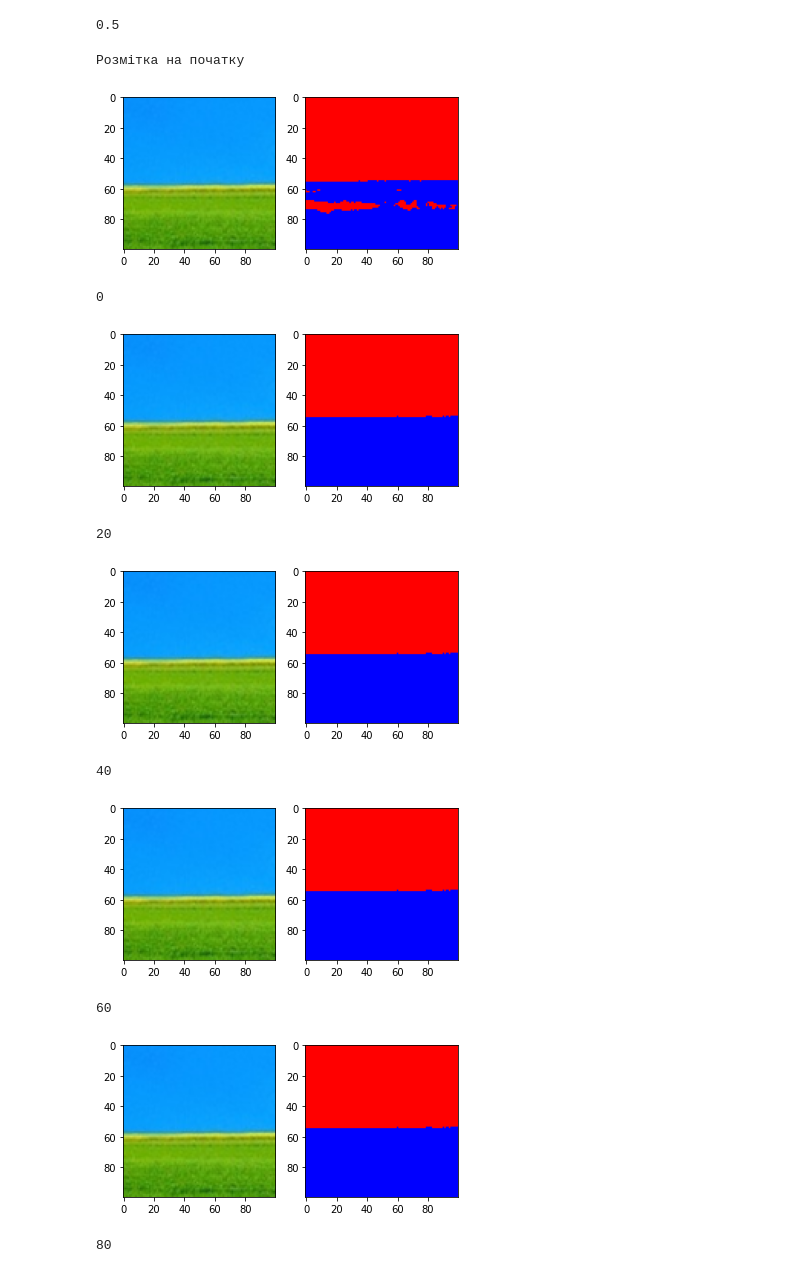
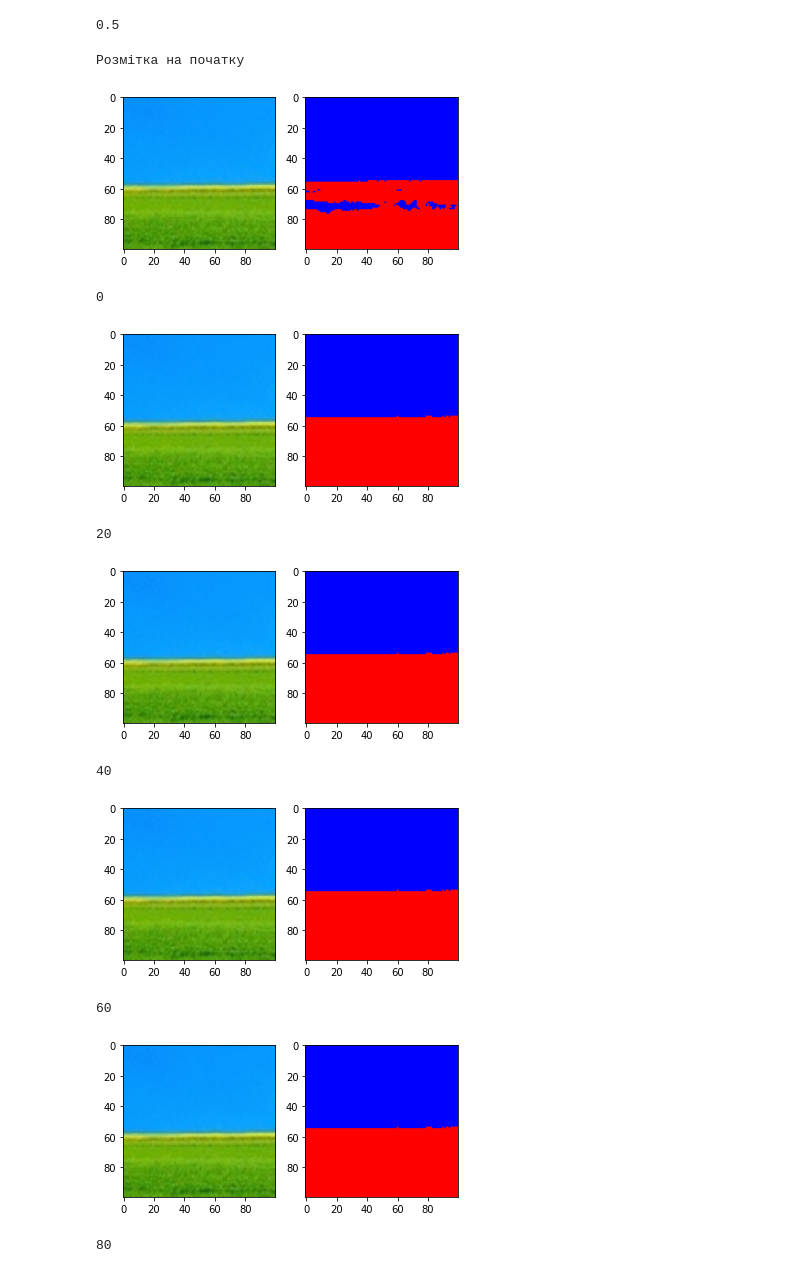
Before and after one commit to Alester99/pattern_recognition, a Jupyter notebook: Lab_3.ipynb, the cells around one changed output. Drawn from its saved outputs; the diff is of its cells as text; code cells hidden in the pictures.

```diff
--- a/Lab_3.ipynb
+++ b/Lab_3.ipynb
@@ -124,7 +124,7 @@ def r_b (image,mas_k):
     new_image=copy(image)
     for i in range(I):
         for j in range(J):
-            if mas_k[i][j]==1:new_image[i][j][0]=255;new_image[i][j][1]=0;new_image[i][j][2]=0
+            if mas_k[i][j]==2:new_image[i][j][0]=255;new_image[i][j][1]=0;new_image[i][j][2]=0
             else:new_image[i][j][0]=0;new_image[i][j][1]=0;new_image[i][j][2]=255;
     img_rgb = cv2.cvtColor(image, cv2.COLOR_BGR2RGB)
     new_img_rgb = cv2.cvtColor(new_image, cv2.COLOR_BGR2RGB)
@@ -199,26 +199,26 @@ a_k_1=a_k_1_f()
 # %%
 print("Розмітка на початку")
 r_b (image,mas_k)
 for k in range (101):
     a_k = a_k_f()
     p_k_1=p_k_1_f()
     a_k_1=a_k_1_f()
     if float(k/20).is_integer():
         for i in range(I):
             for j in range(J):
-                if a_k_1[i,j,0]>a_k_1[i,j,1]: mas_k[i,j]=0
+                if a_k_1[i,j,0]>a_k_1[i,j,1]: mas_k[i,j]=2
                 else: mas_k[i,j]=1
         print(k)
         r_b (image,mas_k)
 # %% [output]
 Розмітка на початку
-[figure, old version]
+[figure, new version]
 0
-[figure, old version]
+[figure, new version]
 20
-[figure, old version]
+[figure, new version]
 40
-[figure, old version]
+[figure, new version]
 60
-[figure, old version]
+[figure, new version]
 80
```
Also changed, not shown: parts of 5 cells of this notebook.
